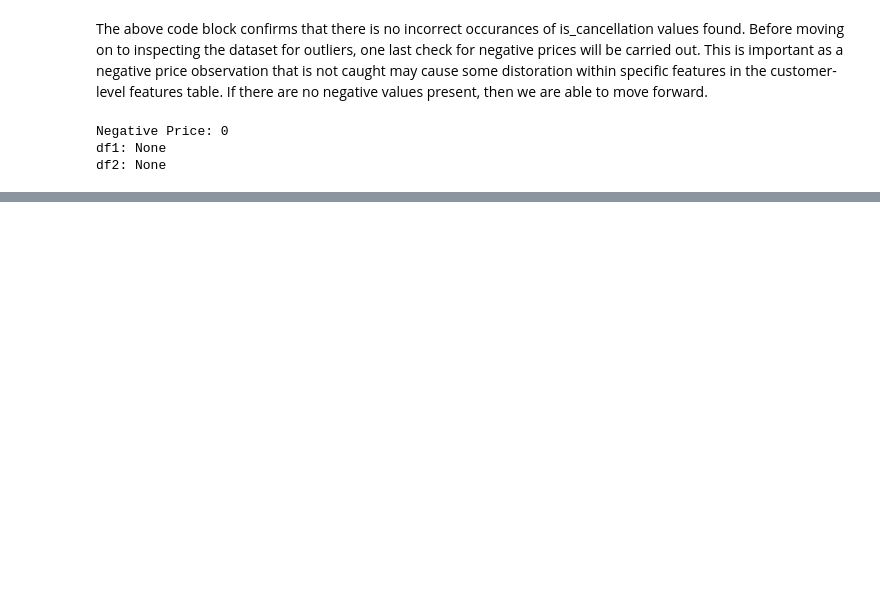
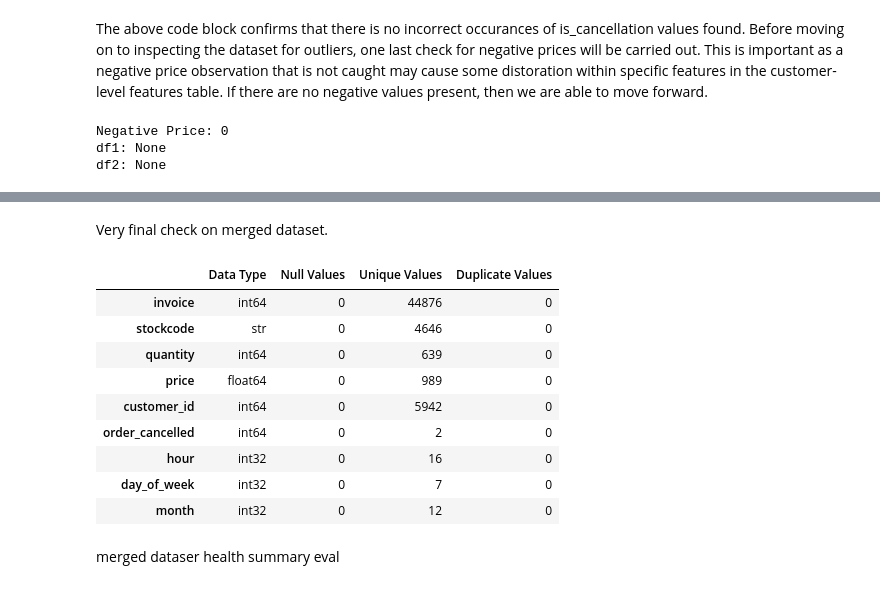
Before and after one commit to calAshy/theCoffeeCo, a Jupyter notebook: 0_Data/processed_data/MasterDF.ipynb, the cells around one changed output, grey strips where cells are left out. Drawn from its saved outputs; the diff is of its cells as text; code cells hidden in the pictures; blank space fills up the shorter version.

```diff
--- a/0_Data/processed_data/MasterDF.ipynb
+++ b/0_Data/processed_data/MasterDF.ipynb
@@ -585,0 +614,5 @@ NameError: name 'customer_features' is not defined
+# %%
+# Dataset one check:
+df1['StockCode'] = df1['StockCode'].str.strip().str.upper()
+# Dataset two check:
+df2['StockCode'] = df2['StockCode'].str.strip().str.upper()
@@ -585,0 +686,14 @@ NameError: name 'customer_features' is not defined
+# %%
+merged_df = pd.concat([df1, df2], ignore_index= True)
+
+# Initlise variables to use in duplication comparison's:
+# Pre duplicate removal dataset shape:
+pre_dup_merged_shape = merged_df.shape[0]
+# Pre-duplicate removal unique customers:
+pre_dup_unique_customers = merged_df['customer_id'].nunique()
+# Pre-duplicate removal customer to transaction ratio:
+pre_dup_cust_to_transaction_ratio = len(merged_df)/ merged_df['customer_id'].nunique()
+
+print(pre_dup_merged_shape)
+print(pre_dup_unique_customers)
+print(pre_dup_cust_to_transaction_ratio)
@@ -585,0 +715,20 @@ NameError: name 'customer_features' is not defined
+# %%
+# Re-initilise the merged dataset without duplicate values:
+merged_df = merged_df.drop_duplicates(subset=['invoice', 'stockcode'])
+
+# initlise new variables represening post duplicated removal:
+post_dup_merged_shape = merged_df.shape[0]
+# Pre-duplicate removal unique customers:
+post_dup_unique_customers = merged_df['customer_id'].nunique()
+# Pre-duplicate removal customer to transaction ratio:
+post_dup_cust_to_transaction_ratio = len(merged_df)/ merged_df['customer_id'].nunique()
+
+print("--- Post duplicate removal values ---")
+print("New dataset shape:", merged_df.shape)
+print("Current unique customers:", post_dup_unique_customers)
+print("New customer to transaction ratio:", post_dup_cust_to_transaction_ratio)
+print("")
+print("--- Difference in pre and post duplicate removal ---")
+print("Observations lost:", pre_dup_merged_shape - post_dup_merged_shape)
+print("Unique Customers Lost:", pre_dup_unique_customers - post_dup_unique_customers)
+print("Transaction ratio difference:", round(pre_dup_cust_to_transaction_ratio - post_dup_cust_to_transaction_ratio, 2 ))
@@ -585,0 +745,18 @@ NameError: name 'customer_features' is not defined
+# %% [markdown]
+Very final check on merged dataset.
+# %%
+# Call the health_summary function
+health_summary(merged_df)
+# %% [output]
+|  | Data Type | Null Values | Unique Values | Duplicate Values |
+| invoice | int64 | 0 | 44876 | 0 |
+| stockcode | str | 0 | 4646 | 0 |
+| quantity | int64 | 0 | 639 | 0 |
+| price | float64 | 0 | 989 | 0 |
+| customer_id | int64 | 0 | 5942 | 0 |
+| order_cancelled | int64 | 0 | 2 | 0 |
+| hour | int32 | 0 | 16 | 0 |
+| day_of_week | int32 | 0 | 7 | 0 |
+| month | int32 | 0 | 12 | 0 |
+# %% [markdown]
+merged dataser health summary eval
```
Also changed, not shown: parts of 44 cells of this notebook.
